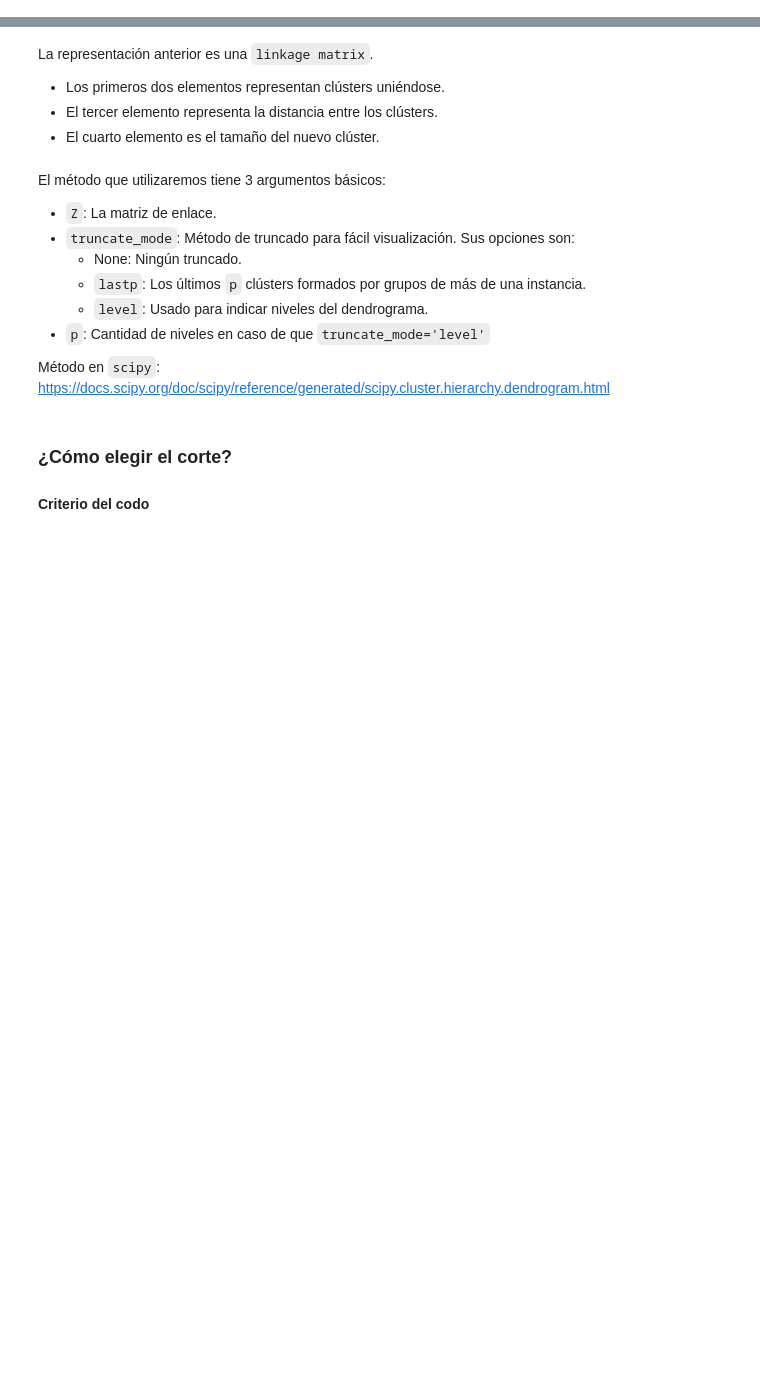
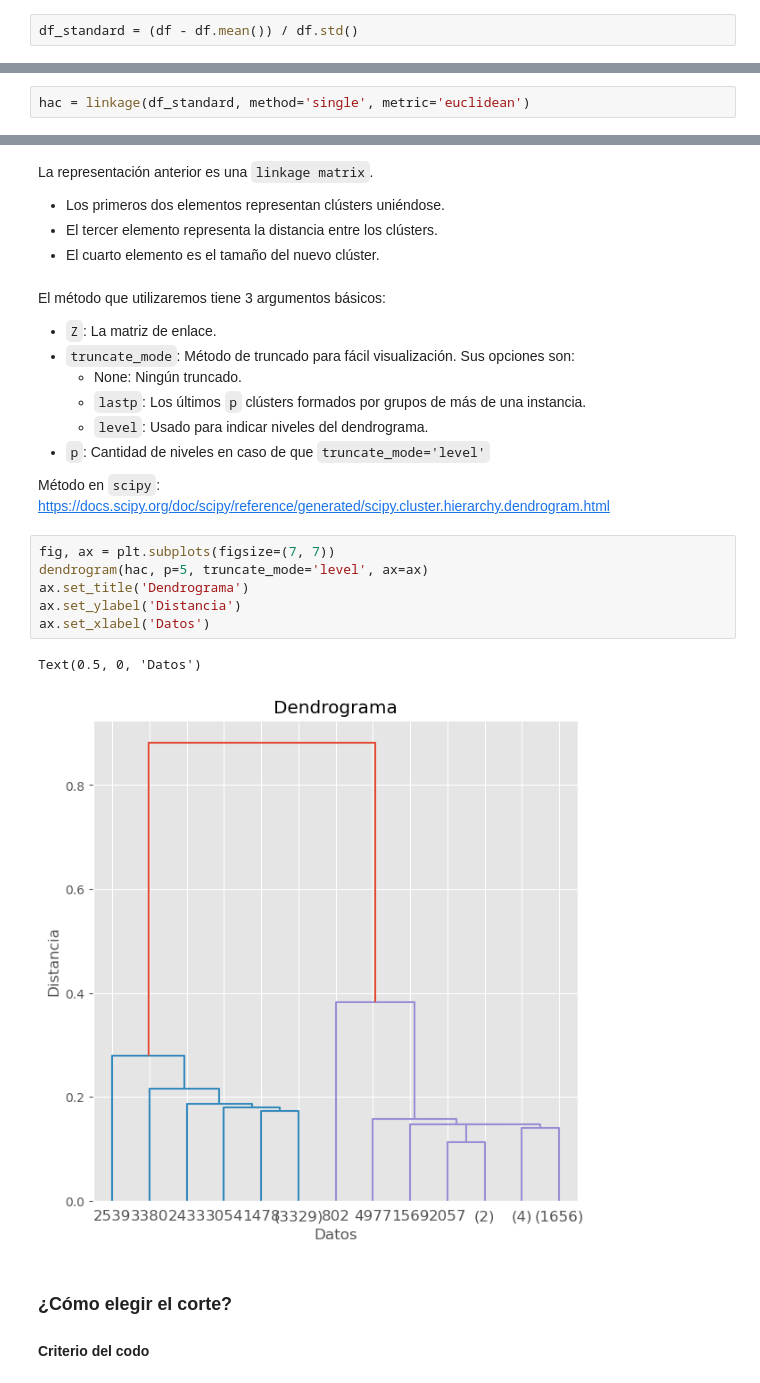
Before and after one commit to HectorH06/Data-Proc-Lab, a Jupyter notebook: Material/14,0_clase_012021.ipynb, the cells around one changed output, grey strips where cells are left out. Cells and saved outputs as stored; diff of their text form; blank space fills up the shorter version.

```diff
--- a/Material/14,0_clase_012021.ipynb
+++ b/Material/14,0_clase_012021.ipynb
@@ -60,8 +70,12 @@ plt.title('Grupos de alimentos')
 # %% [markdown]
 Estandarizando antes de generar clústers:
+# %%
+df_standard = (df - df.mean()) / df.std()
 # %% [markdown]
 Usaremos una implementación de `Scipy` para generar el proceso. El método utilizado `linkage` recibe 3 argumentos principales:
 
 * `y`: Matriz de datos.
 * `method`: Método de linkage.
 * `metric`: Distancia entre puntos.
+# %%
+hac = linkage(df_standard, method='single', metric='euclidean')
@@ -84,6 +108,15 @@ El método que utilizaremos tiene 3 argumentos básicos:
 
 
 Método en `scipy`: https://docs.scipy.org/doc/scipy/reference/generated/scipy.cluster.hierarchy.dendrogram.html
+# %%
+fig, ax = plt.subplots(figsize=(7, 7))
+dendrogram(hac, p=5, truncate_mode='level', ax=ax)
+ax.set_title('Dendrograma')
+ax.set_ylabel('Distancia')
+ax.set_xlabel('Datos')
+# %% [output]
+Text(0.5, 0, 'Datos')
+[figure, added]
 # %% [markdown]
 ### ¿Cómo elegir el corte?
 #### Criterio del codo
```
Also changed, not shown: parts of 17 cells of this notebook.
